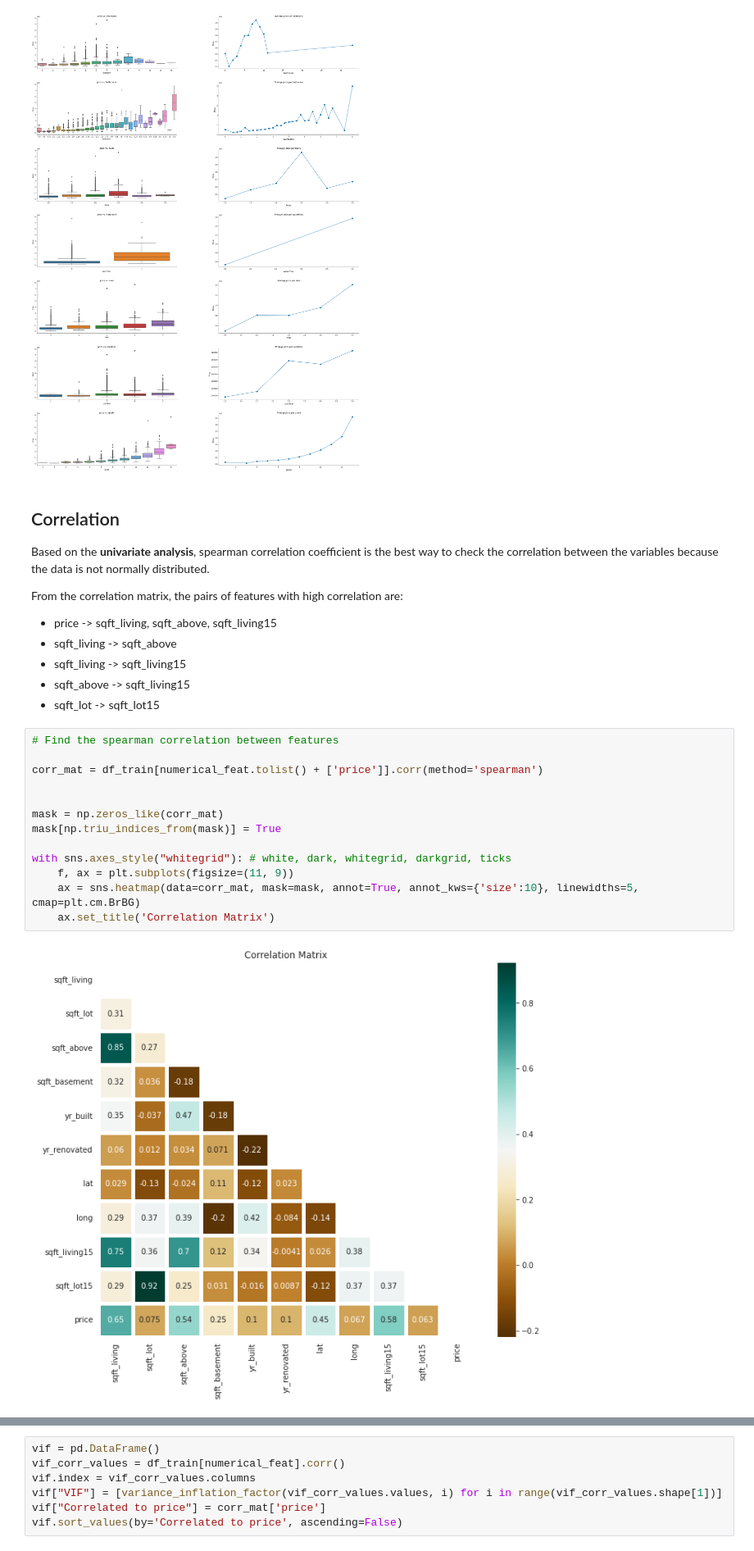
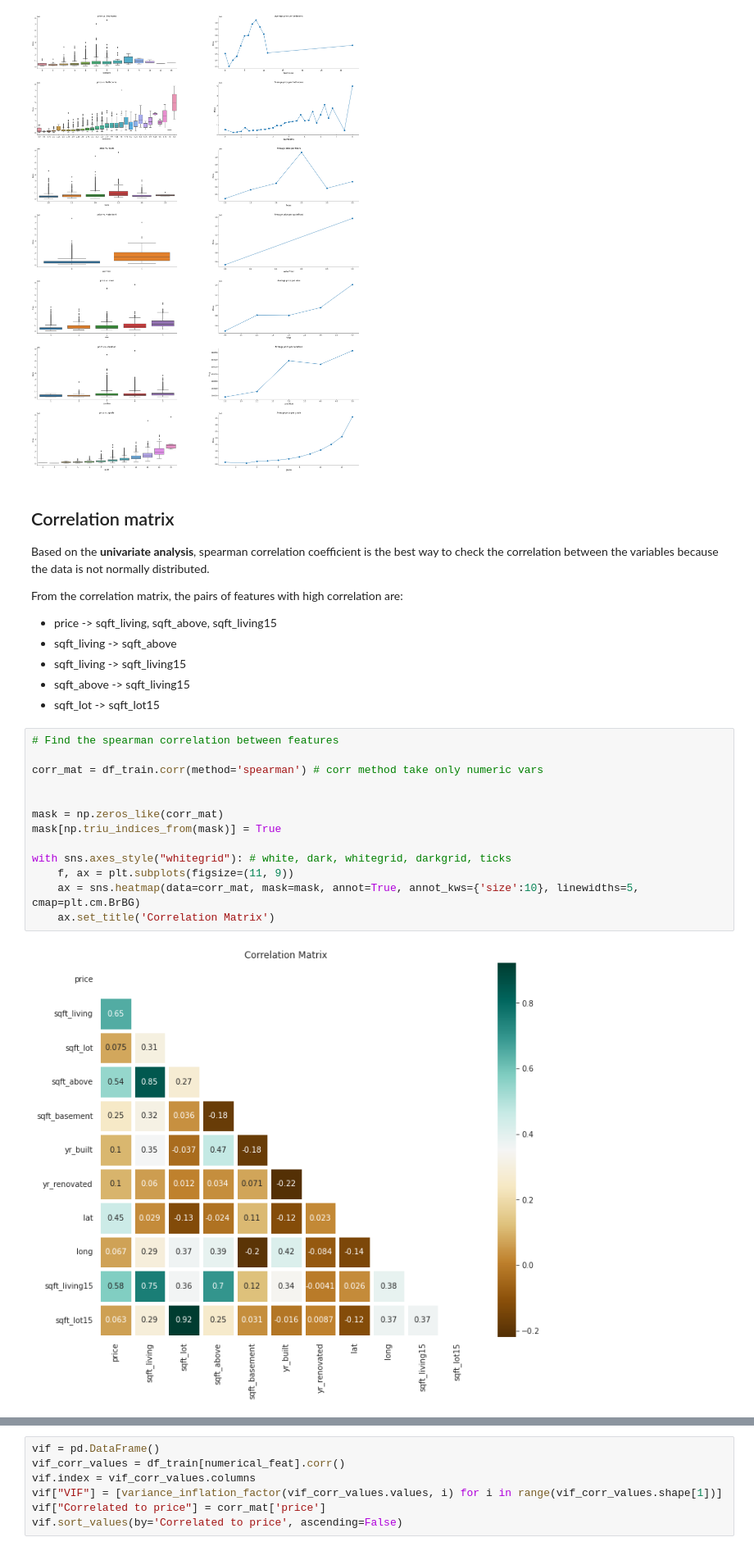
Before and after one commit to Nicola-Ibrahim/House-price-prediction, a Jupyter notebook: House pricing prediction - Model.ipynb, the cells around one changed output, grey strips where cells are left out. Shown at 82% size. Cells and saved outputs as stored; diff of their text form.

```diff
--- a/House pricing prediction - Model.ipynb
+++ b/House pricing prediction - Model.ipynb
@@ -390,7 +392,7 @@ plot_mean_box_plot(df_train, categorical_feat)
 # %% [output]
 [figure]
 # %% [markdown]
-## Correlation
+## Correlation matrix
 Based on the **univariate analysis**, spearman correlation coefficient is the best way to check the correlation between the variables because the data is not normally distributed.
 
 
@@ -403,18 +405,18 @@ From the correlation matrix, the pairs of features with high correlation are:
 # %%
 # Find the spearman correlation between features
 
-corr_mat = df_train[numerical_feat.tolist() + ['price']].corr(method='spearman')
+corr_mat = df_train.corr(method='spearman') # corr method take only numeric vars
 
 
 mask = np.zeros_like(corr_mat)
 mask[np.triu_indices_from(mask)] = True
 
 with sns.axes_style("whitegrid"): # white, dark, whitegrid, darkgrid, ticks
     f, ax = plt.subplots(figsize=(11, 9))
     ax = sns.heatmap(data=corr_mat, mask=mask, annot=True, annot_kws={'size':10}, linewidths=5, cmap=plt.cm.BrBG)
     ax.set_title('Correlation Matrix')
 # %% [output]
-[figure, old version]
+[figure, new version]
 # %%
 def find_corr_feat(corr_mat:np.array,  threshold:float) -> pd.DataFrame:
     """
```
Also changed, not shown: parts of 17 cells of this notebook.
